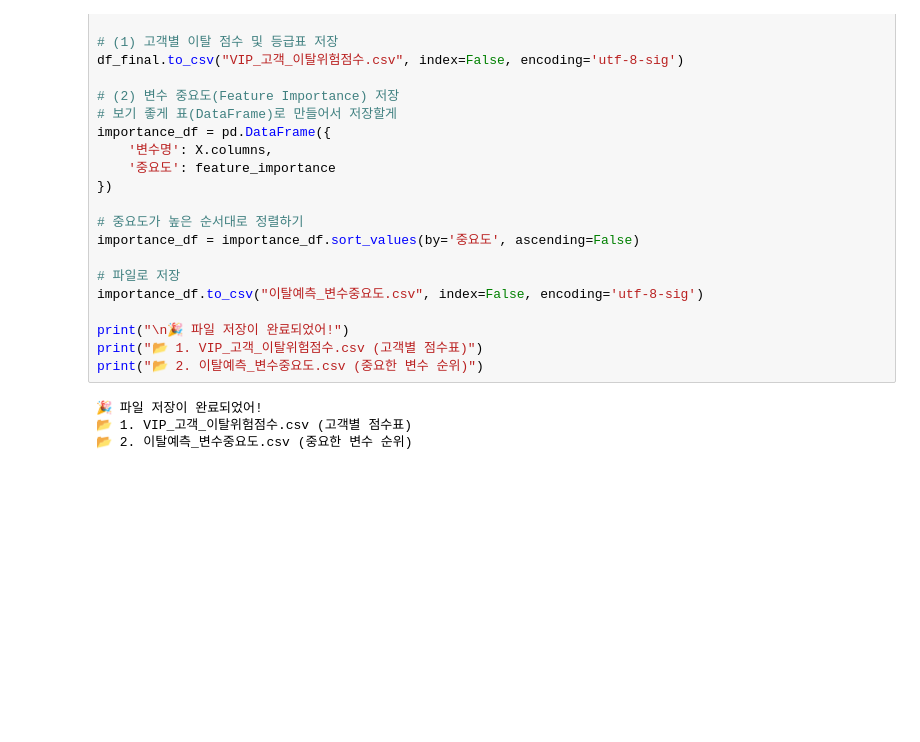
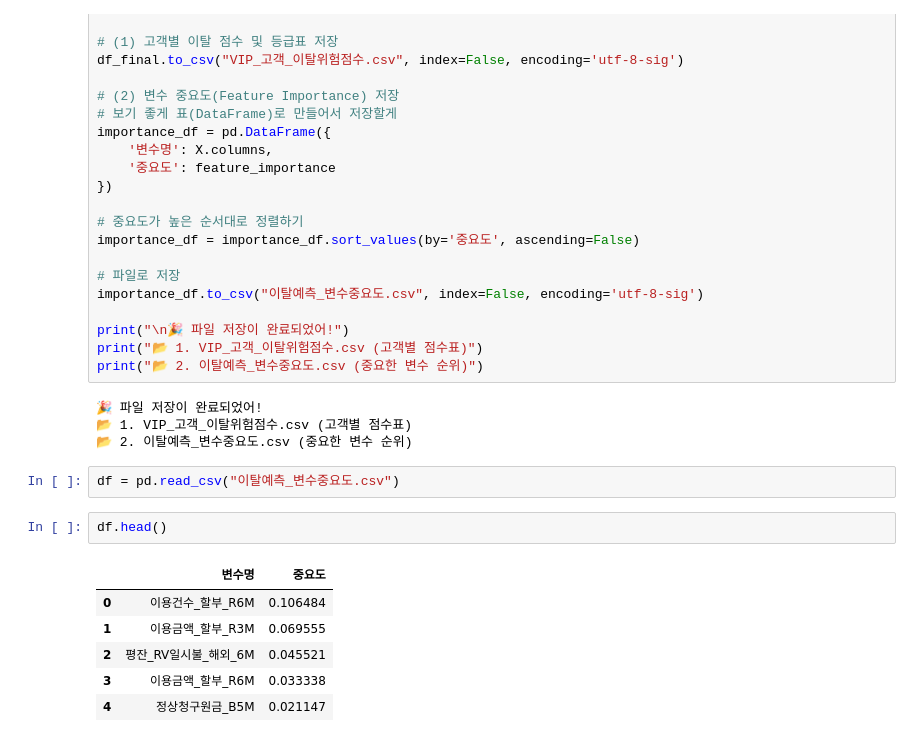
Before and after one commit to Vegetuna/OpenMarket, a Jupyter notebook: koo_s/VIP.shap.ipynb, the cells around one changed output. Drawn from its saved outputs; the diff is of its cells as text; blank space fills up the shorter version.

```diff
--- a/koo_s/VIP.shap.ipynb
+++ b/koo_s/VIP.shap.ipynb
@@ -203,3 +203,14 @@ print("📂 2. 이탈예측_변수중요도.csv (중요한 변수 순위)")
 🎉 파일 저장이 완료되었어!
 📂 1. VIP_고객_이탈위험점수.csv (고객별 점수표)
 📂 2. 이탈예측_변수중요도.csv (중요한 변수 순위)
+# %%
+df = pd.read_csv("이탈예측_변수중요도.csv")
+# %%
+df.head()
+# %% [output]
+|  | 변수명 | 중요도 |
+| 0 | 이용건수_할부_R6M | 0.106484 |
+| 1 | 이용금액_할부_R3M | 0.069555 |
+| 2 | 평잔_RV일시불_해외_6M | 0.045521 |
+| 3 | 이용금액_할부_R6M | 0.033338 |
+| 4 | 정상청구원금_B5M | 0.021147 |
```
Also changed, not shown: parts of 13 cells of this notebook, 2 other files.
